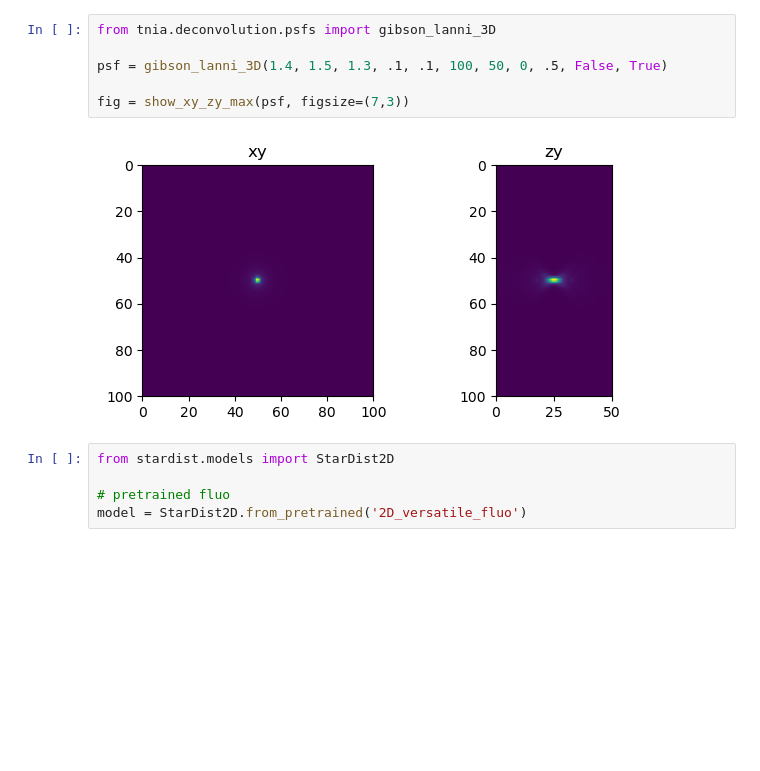
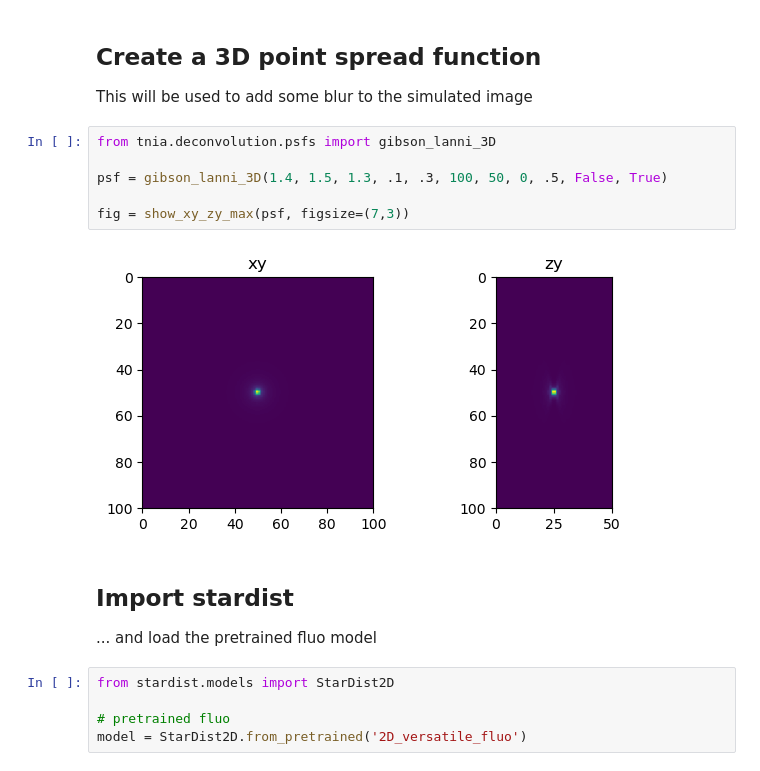
Before and after one commit to True-North-Intelligent-Algorithms/tnia-python, a Jupyter notebook: notebooks/imagesc/2024_01_30_connect2d_in3d/10_create_phantom.ipynb, the cells around one changed output. Saved outputs shown, nothing was run; the diff lists cells and outputs as text; blank space fills up the shorter version.

```diff
--- a/notebooks/imagesc/2024_01_30_connect2d_in3d/10_create_phantom.ipynb
+++ b/notebooks/imagesc/2024_01_30_connect2d_in3d/10_create_phantom.ipynb
@@ -21,11 +92,19 @@ truth_path = Path(truth_paths[0])
+# %% [markdown]
+## Create a 3D point spread function
+
+This will be used to add some blur to the simulated image
 # %%
 from tnia.deconvolution.psfs import gibson_lanni_3D
 
-psf = gibson_lanni_3D(1.4, 1.5, 1.3, .1, .1, 100, 50, 0, .5, False, True)
+psf = gibson_lanni_3D(1.4, 1.5, 1.3, .1, .3, 100, 50, 0, .5, False, True)
 
 fig = show_xy_zy_max(psf, figsize=(7,3))
 # %% [output]
-[figure, old version]
+[figure, new version]
+# %% [markdown]
+## Import stardist
+
+... and load the pretrained fluo model
 # %%
 from stardist.models import StarDist2D
 
```
Also changed, not shown: parts of 15 cells of this notebook, 1 other file.
